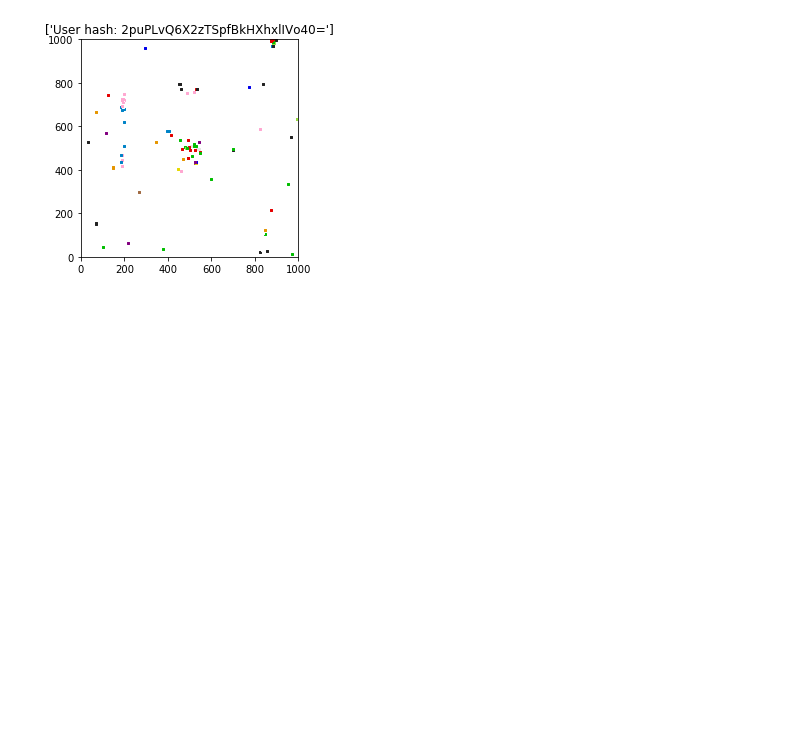
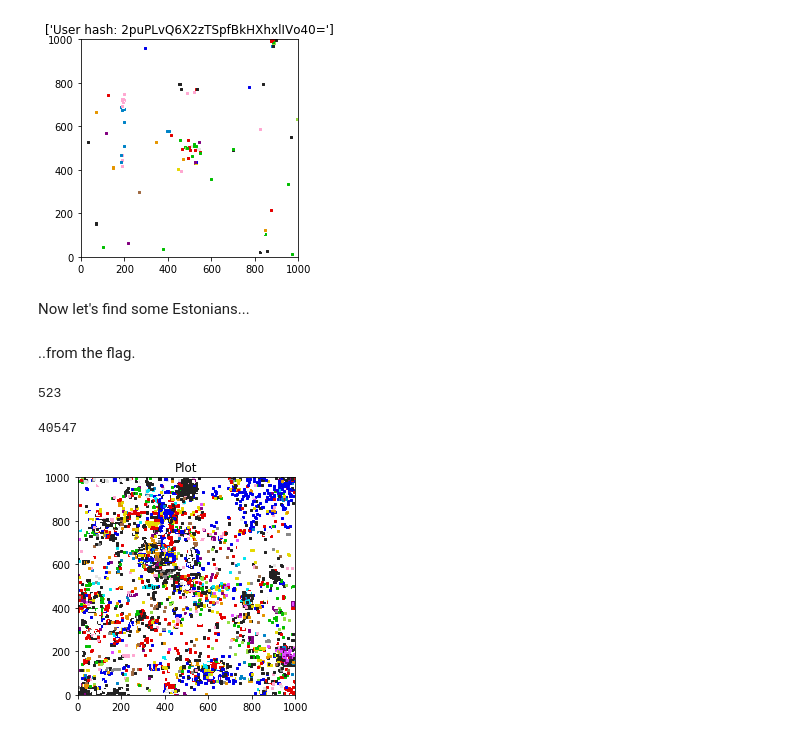
Before and after one commit to TanelMarran/dataplace, a Jupyter notebook: Main.ipynb, the cells around one changed output. Cells and saved outputs as stored; diff of their text form; code cells hidden in the pictures; blank space fills up the shorter version.

Commit message:
Tested out some methods of finding estonians

```diff
--- a/Main.ipynb
+++ b/Main.ipynb
@@ -143,14 +143,13 @@ def user_ordered(userhash): #function 3
 def color_filter(data,color_array): #function 4
     return data[(data.color.isin(color_array))]
 # %%
-def display_user_points(hash):
-    user = user_ordered(hash)
+def display_scatter(data):
     plt.gca().set_aspect('equal', adjustable='box')
-    plt.scatter(user.x, user.y, c=colordict[user.color],marker='s', s=4, alpha=1)
+    plt.scatter(data.x, data.y, c=colordict[data.color],marker='s', s=4, alpha=1)
     plt.xlim((0, 1000))
     plt.ylim((0, 1000))
-    plt.title('User hash: ' + user.user.unique())
-    img = plt.show()
+    plt.title('Plot')
+    plt.show()
 # %% [markdown]
 Here I tested out the canvas_region function by printing out the last 10% of the canvas lifttime over the Estonian flag region.
 # %%
@@ -174,3 +173,23 @@ for time in range(0,11):
 display_user_points("2puPLvQ6X2zTSpfBkHXhxlIVo40=")
 # %% [output]
 [figure]
+# %% [markdown]
+Now let's find some Estonians...
+# %% [markdown]
+..from the flag.
+# %%
+flag = instaces_in_region(281,619,395,647,0.99,1.0)
+flag = color_filter(flag,[0,3,12])
+flag
+len(flag.user.unique())
+# %% [output]
+523
+# %%
+flagusers = (raw_data[(raw_data.user.isin(pd.unique(flag.user)))])
+len(flagusers)
+# %% [output]
+40547
+# %%
+display_scatter(flagusers)
+# %% [output]
+[figure, added]
```
Also changed, not shown: parts of 2 cells of this notebook.
